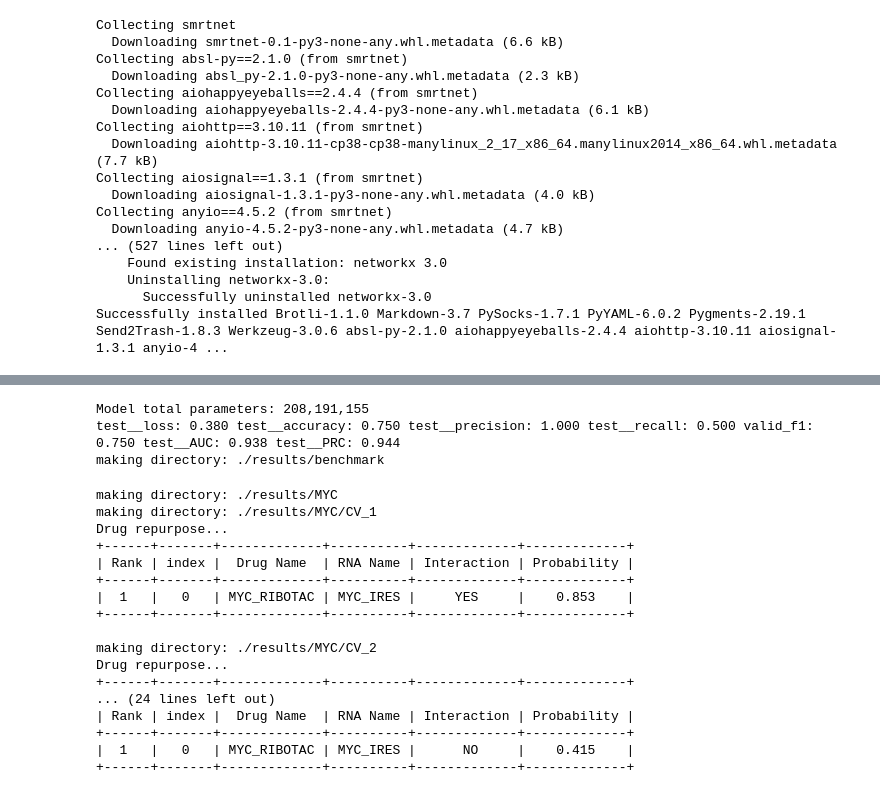
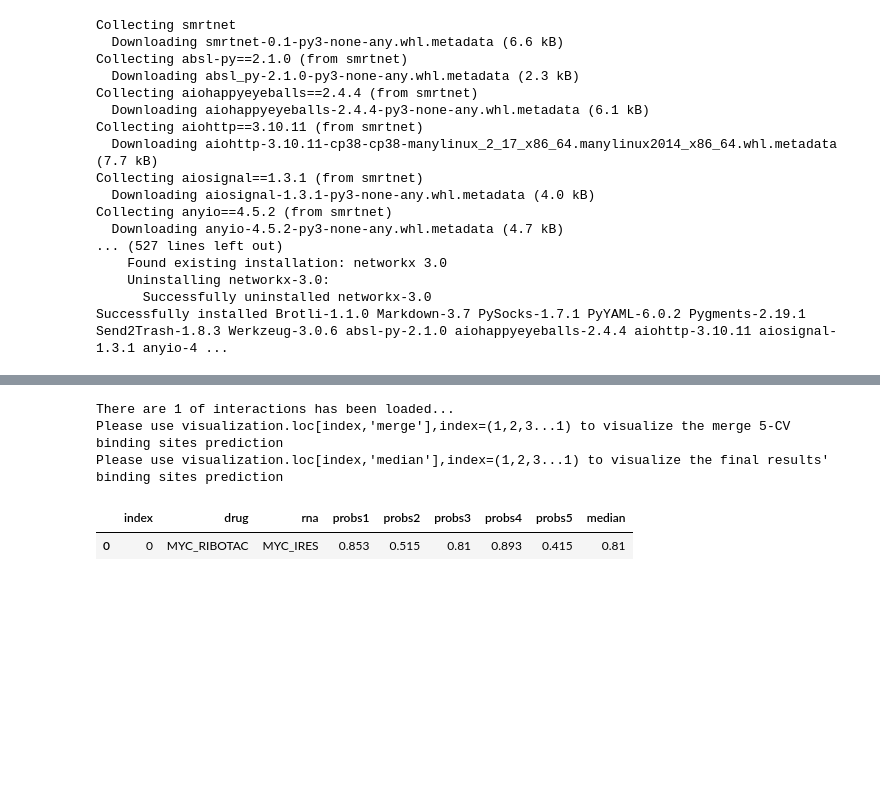
Before and after one commit to Yuhan-Fei/SMRTnet, a Jupyter notebook: SMRTnet.ipynb, the cells around one changed output, grey strips where cells are left out. Drawn from its saved outputs; the diff is of its cells as text; code cells hidden in the pictures; blank space fills up the shorter version.

```diff
--- a/SMRTnet.ipynb
+++ b/SMRTnet.ipynb
@@ -140,38 +180,16 @@ The results are sorted by probability below...
-# %%
-!cd /content/drive/MyDrive/ColabNotebooks/ && /usr/local/envs/smrtnet/bin/python inference.py --do_test \
-  --cuda 0 --infer_config_dir ./results/SMRTnet_model/config.pkl --infer_model_dir ./results/SMRTnet_model/SMRTnet_cv1.pth --out_dir ./results/benchmark \
-  --data_dir ./data/SMRTnet-benchmark-demo.txt --batch_size 16 \
-  --lm_rna_config ./LM_RNA/parameters.json \
-  --lm_rna_model ./LM_RNA/LMmodel.pt \
-  --lm_mol_config ./LM_Mol/bert_vocab.txt  \
-  --lm_mol_model ./LM_Mol/N-Step-Checkpoint_3_30000.ckpt
-# %% [output]
-Model total parameters: 208,191,155
-test__loss: 0.380 test__accuracy: 0.750 test__precision: 1.000 test__recall: 0.500 valid_f1: 0.750 test__AUC: 0.938 test__PRC: 0.944
-making directory: ./results/benchmark
-# %%
-!cd /content/drive/MyDrive/ColabNotebooks/ && /usr/local/envs/smrtnet/bin/python inference.py --do_explain \
-  --cuda 0 --infer_config_dir ./results/SMRTnet_model/config.pkl --infer_model_dir ./results/SMRTnet_model/ --infer_out_dir ./results/MYC \
-  --infer_rna_dir ./data/MYC_IRES.txt --infer_drug_dir ./data/MYC_RIBOTAC.txt --smooth_steps 3 \
-  --lm_rna_config ./LM_RNA/parameters.json \
-  --lm_rna_model ./LM_RNA/LMmodel.pt \
-  --lm_mol_config ./LM_Mol/bert_vocab.txt  \
-  --lm_mol_model ./LM_Mol/N-Step-Checkpoint_3_30000.ckpt
-# %% [output]
-making directory: ./results/MYC
-making directory: ./results/MYC/CV_1
-Drug repurpose...
-+------+-------+-------------+----------+-------------+-------------+
-| Rank | index |  Drug Name  | RNA Name | Interaction | Probability |
-+------+-------+-------------+----------+-------------+-------------+
-|  1   |   0   | MYC_RIBOTAC | MYC_IRES |     YES     |    0.853    |
-+------+-------+-------------+----------+-------------+-------------+
-
-making directory: ./results/MYC/CV_2
-Drug repurpose...
-+------+-------+-------------+----------+-------------+-------------+
-... (24 lines left out)
-| Rank | index |  Drug Name  | RNA Name | Interaction | Probability |
-+------+-------+-------------+----------+-------------+-------------+
-|  1   |   0   | MYC_RIBOTAC | MYC_IRES |      NO     |    0.415    |
-+------+-------+-------------+----------+-------------+-------------+
+# %%
+import sys
+sys.path.append('/content/drive/MyDrive/ColabNotebooks')
+from visual_RNA import load
+import warnings
+warnings.filterwarnings('ignore')
+inputPath = '/content/sample_data/MYC'
+
+results, rna = load(inputPath)
+results
+# %% [output]
+There are 1 of interactions has been loaded...
+Please use visualization.loc[index,'merge'],index=(1,2,3...1) to visualize the merge 5-CV binding sites prediction
+Please use visualization.loc[index,'median'],index=(1,2,3...1) to visualize the final results' binding sites prediction
+|  | index | drug | rna | probs1 | probs2 | probs3 | probs4 | probs5 | median |
+| 0 | 0 | MYC_RIBOTAC | MYC_IRES | 0.853 | 0.515 | 0.81 | 0.893 | 0.415 | 0.81 |
```
Also changed, not shown: parts of 8 cells of this notebook.
